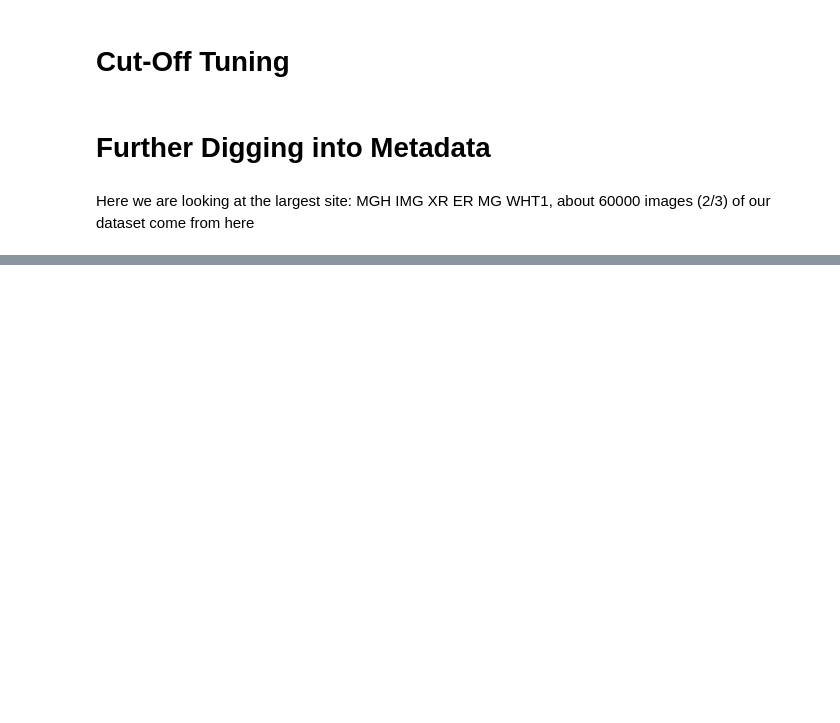
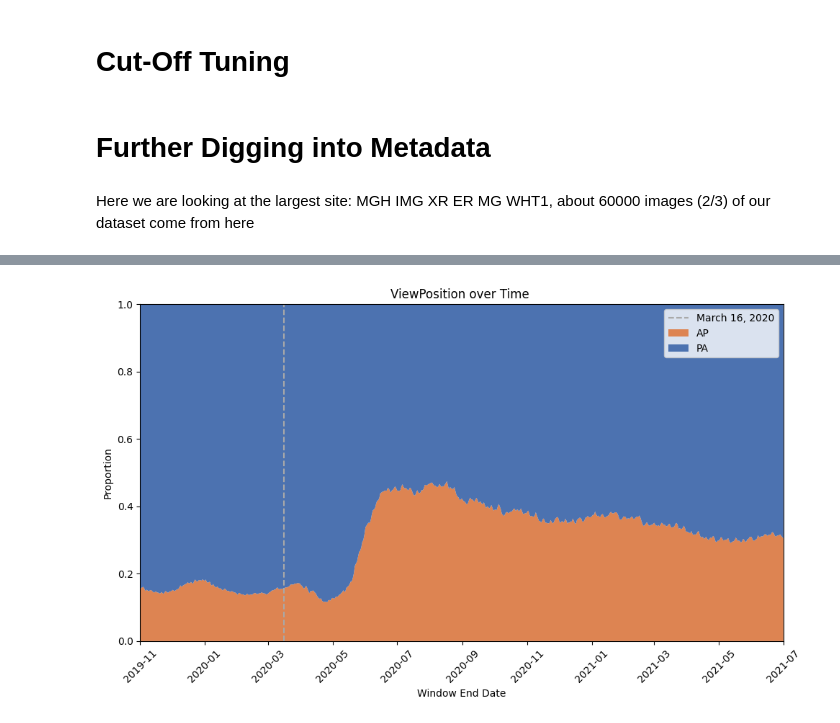
Before and after one commit to CPBridge/MedImaging-ModelDriftMonitoring, a Jupyter notebook: src/scripts/analysis/label_over_time.ipynb, the cells around one changed output, grey strips where cells are left out. Cells and saved outputs as stored; diff of their text form; code cells hidden in the pictures; blank space fills up the shorter version.

```diff
--- a/src/scripts/analysis/label_over_time.ipynb
+++ b/src/scripts/analysis/label_over_time.ipynb
@@ -1228,28 +1279,49 @@ plt.show()
 # %%
 plt.figure(figsize=(10, 6))
 
 palettes = ['deep', 'bright', 'pastel', 'muted', 'dark', 'colorblind']
 colors = []
 
 machine_df_prop = machine_df.div(machine_df.sum(axis=1), axis=0).copy()
 for pal in palettes:
     # Extend the color list with colors from each palette
-    colors.extend(sns.color_palette(pal))
+    palette_colors = sns.color_palette(pal)
+    if pal == 'deep':
+        # Swap the first two colors
+        palette_colors[0], palette_colors[1] = palette_colors[1], palette_colors[0]
+    colors.extend(palette_colors)
 
 plt.stackplot(machine_df_prop.index, *machine_df_prop.T.values, labels=machine_df_prop.columns, colors=colors)
 plt.xlim(machine_df_prop.index.min(), machine_df_prop.index.max())
 plt.ylim(0, 1)
 
-plt.title(f'{parameter} over Time at $\mathbf{{{site_disp}}}$')
-plt.xlabel('Window Start Date')
+#plt.title(f'{parameter} over Time at $\mathbf{{{site_disp}}}$')
+plt.title(f'{parameter} over Time ')
+
+# make a vertical line at March 18 2020
+plt.axvline(pd.to_datetime('2020-03-16'), color='darkgray', linestyle='--', label='March 16, 2020')
+plt.xlabel('Window End Date')
 plt.ylabel('Proportion')
 plt.xticks(rotation=45)
 plt.legend()
 plt.tight_layout()
 
-# plt.savefig(os.path.join(output_dir, 'performance_findings_stacked.png'))
+# Set x-axis limits to start from November 2019
+plt.xlim(pd.to_datetime('2019-11-01'), machine_df_prop.index.max())
+
+# Set x-axis ticks every 2 months
+start_date = pd.to_datetime('2019-11-01')
+end_date = machine_df_prop.index.max()
+date_range = pd.date_range(start=start_date, end=end_date, freq='2MS')
+plt.xticks(date_range, date_range.strftime('%Y-%m'), rotation=45)
+
+#plt.savefig(os.path.join(output_dir, 'view_position_over_time.png'))
+plt.savefig('view_position_over_time.png')
+
 
 plt.show()
+# %% [output]
+[figure, added]
 # %%
 # select studies that were done on the Varian_4343R machine and look at the view positions
 
```
Also changed, not shown: parts of 12 cells of this notebook, 11 other files.
